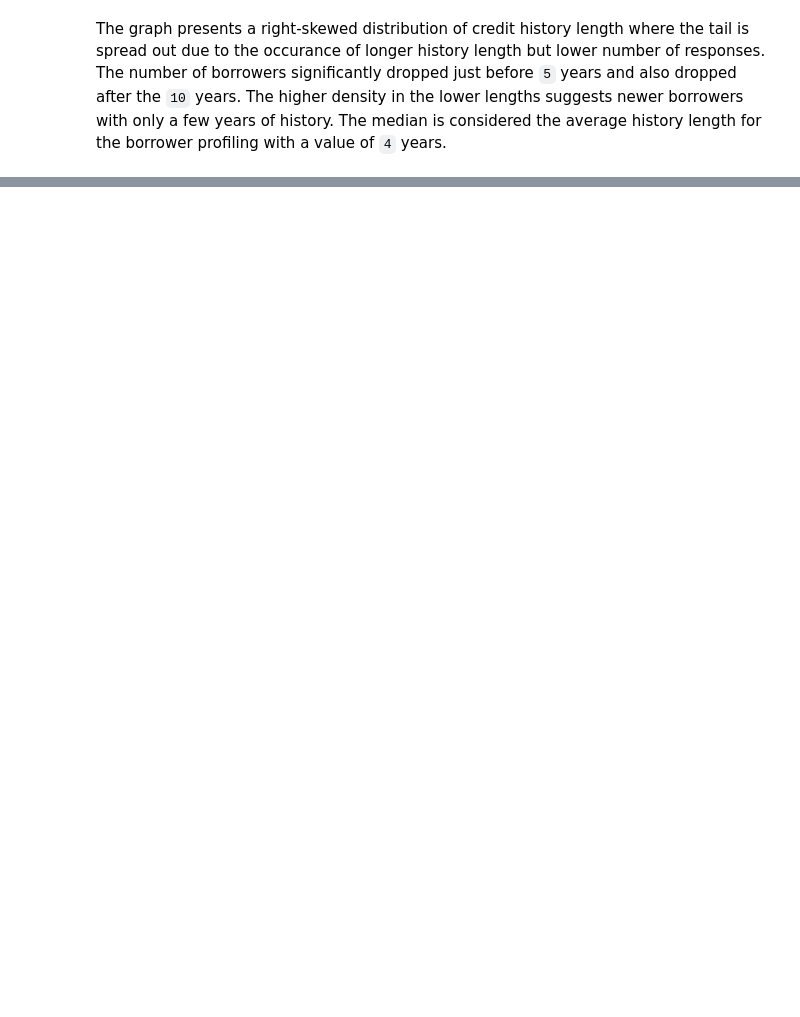
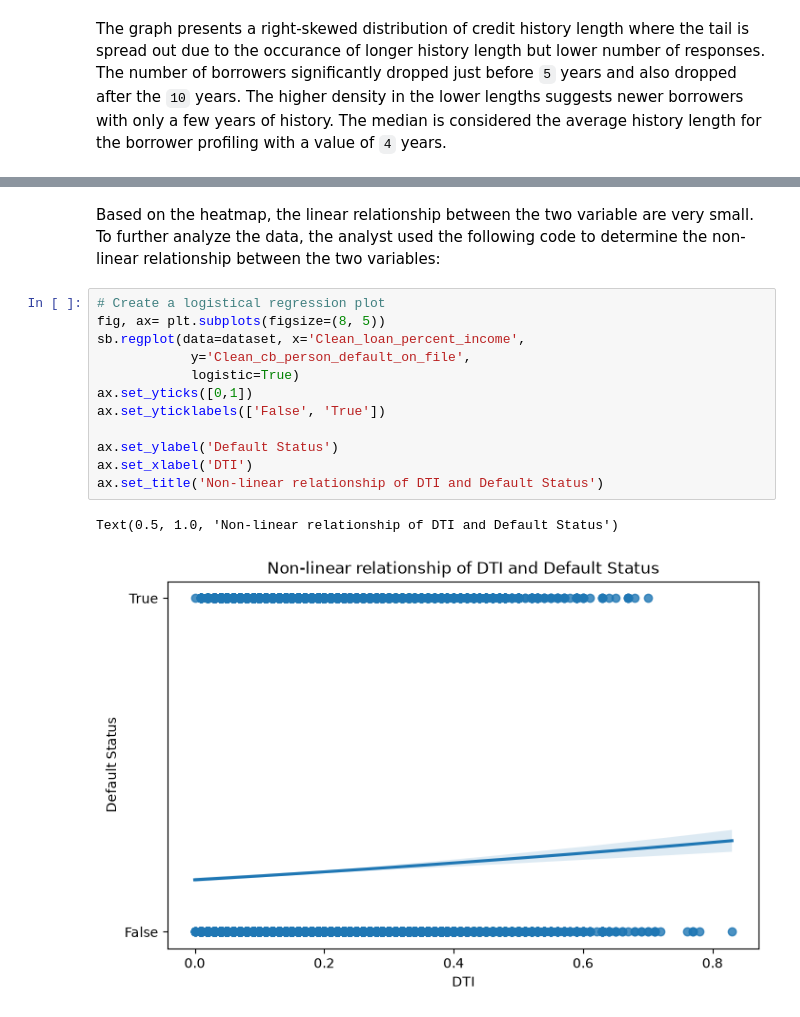
Before and after one commit to Lastlight10/credit_load_risk_data_analysis, a Jupyter notebook: 2_data_analysis_exploration.ipynb, the cells around one changed output, grey strips where cells are left out. Saved outputs shown, nothing was run; the diff lists cells and outputs as text; blank space fills up the shorter version.

```diff
--- a/2_data_analysis_exploration.ipynb
+++ b/2_data_analysis_exploration.ipynb
@@ -938,0 +1000,17 @@ The graph presents a right-skewed distribution of credit history length where th
+# %% [markdown]
+Based on the heatmap, the linear relationship between the two variable are very small. To further analyze the data, the analyst used the following code to determine the non-linear relationship between the two variables:
+# %%
+# Create a logistical regression plot
+fig, ax= plt.subplots(figsize=(8, 5))
+sb.regplot(data=dataset, x='Clean_loan_percent_income',
+            y='Clean_cb_person_default_on_file',
+            logistic=True)
+ax.set_yticks([0,1])
+ax.set_yticklabels(['False', 'True'])
+
+ax.set_ylabel('Default Status')
+ax.set_xlabel('DTI')
+ax.set_title('Non-linear relationship of DTI and Default Status')
+# %% [output]
+Text(0.5, 1.0, 'Non-linear relationship of DTI and Default Status')
+[figure, added]
```
Also changed, not shown: parts of 11 cells of this notebook, 1 other file.
